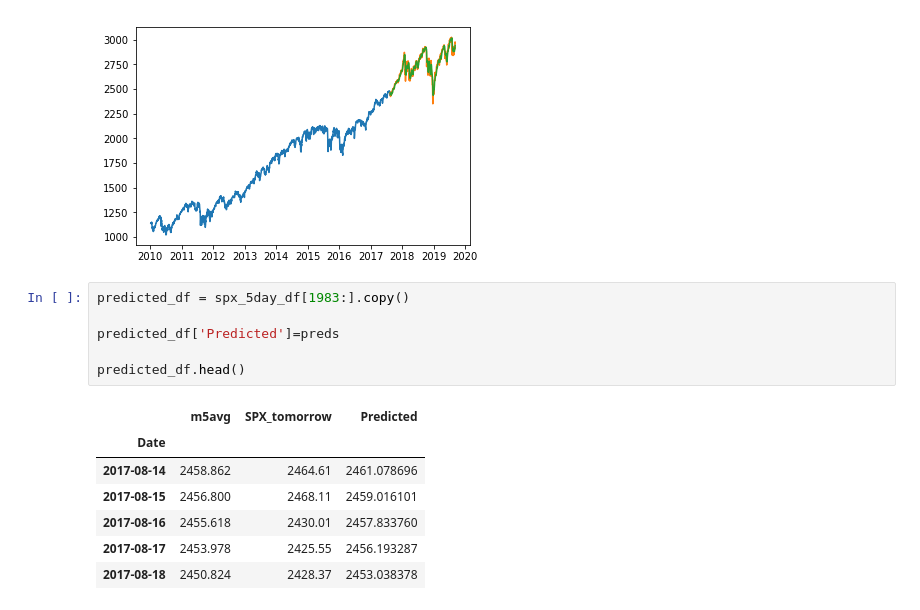
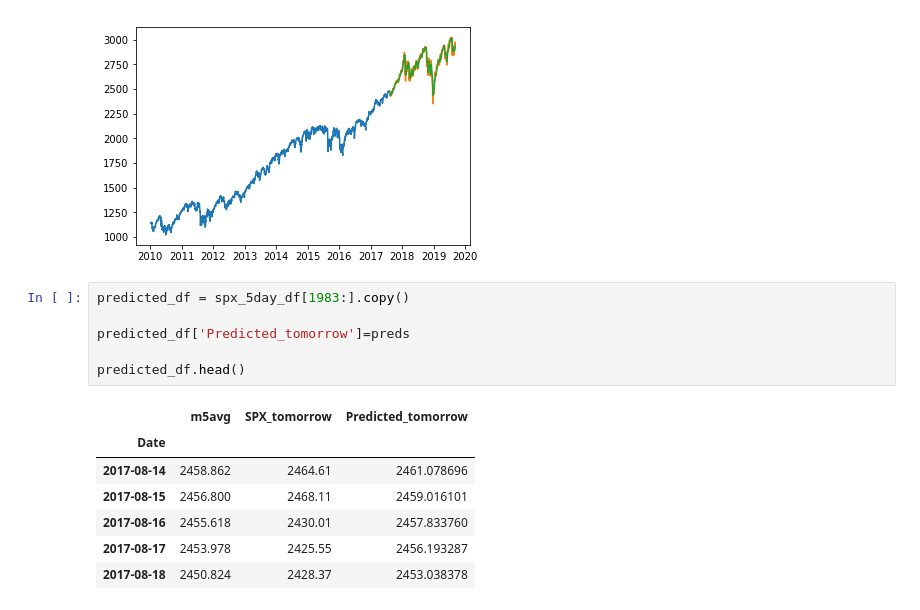
Before and after one commit to blake2323/VIX-vs-SPX-a, a Jupyter notebook: buy_conf.ipynb, the cells around one changed output. Drawn from its saved outputs; the diff is of its cells as text.

```diff
--- a/buy_conf.ipynb
+++ b/buy_conf.ipynb
@@ -471,11 +510,11 @@ See the caveats in the documentation: http://pandas.pydata.org/pandas-docs/stabl
 # %%
 predicted_df = spx_5day_df[1983:].copy()
 
-predicted_df['Predicted']=preds
+predicted_df['Predicted_tomorrow']=preds
 
 predicted_df.head()
 # %% [output]
-|  | m5avg | SPX_tomorrow | Predicted |
+|  | m5avg | SPX_tomorrow | Predicted_tomorrow |
 | Date |  |  |  |
 | 2017-08-14 | 2458.862 | 2464.61 | 2461.078696 |
 | 2017-08-15 | 2456.800 | 2468.11 | 2459.016101 |
```
Also changed, not shown: parts of 16 cells of this notebook, 2 other files.
